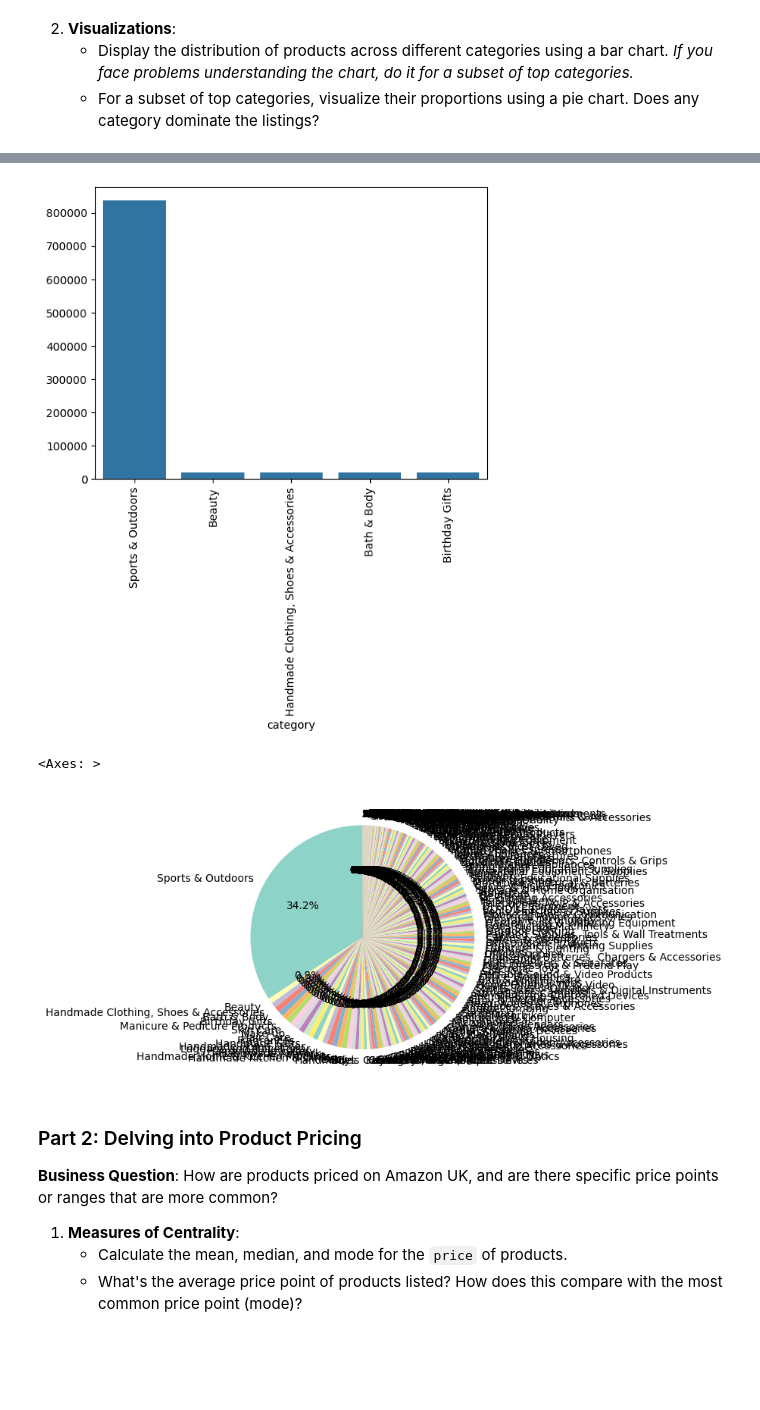
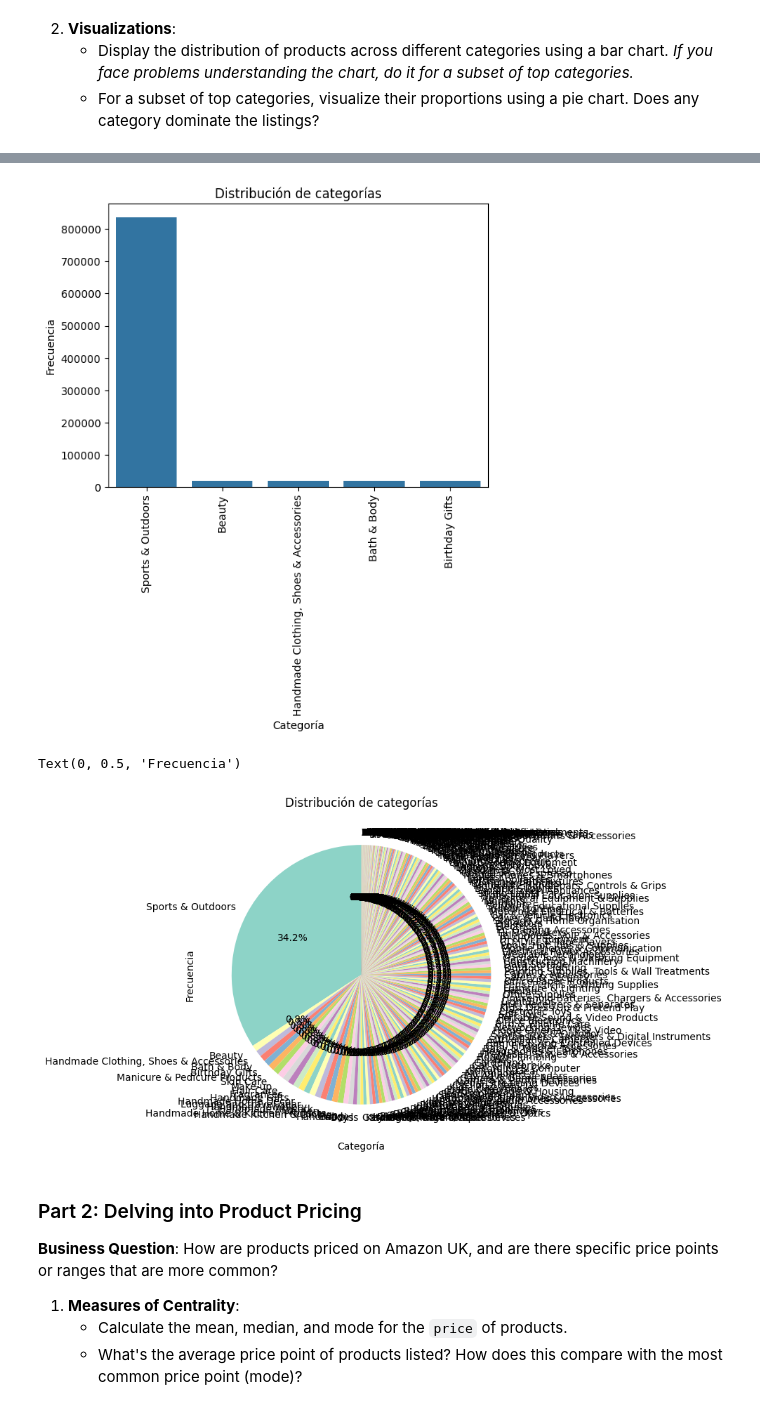
Before and after one commit to Albertovmt/lab-eda-univariate, a Jupyter notebook: lab_EDA_univariate.ipynb, the cells around one changed output, grey strips where cells are left out. Drawn from its saved outputs; the diff is of its cells as text; code cells hidden in the pictures; blank space fills up the shorter version.

```diff
--- a/lab_EDA_univariate.ipynb
+++ b/lab_EDA_univariate.ipynb
@@ -66,14 +65,21 @@ plt.show()
 # %%
 barplot_cat = sns.barplot(x= my_table.index, y= my_table['count'].values)
+plt.title('Distribución de categorías')
+plt.xlabel('Categoría')
+plt.ylabel('Frecuencia')
 plt.xticks(rotation=90)
 plt.show()
 # %% [output]
-[figure, old version]
+[figure, new version]
 # %%
+plt.figure(figsize=(12, 6))
 df['category'].value_counts().plot.pie(autopct='%1.1f%%', startangle=90, colors=sns.color_palette("Set3"))
+plt.title('Distribución de categorías')
+plt.xlabel('Categoría')
+plt.ylabel('Frecuencia')
 # %% [output]
-<Axes: >
+Text(0, 0.5, 'Frecuencia')
-[figure, old version]
+[figure, new version]
 # %% [markdown]
 ### Part 2: Delving into Product Pricing
 
```
Also changed, not shown: parts of 4 cells of this notebook, 1 other file.
